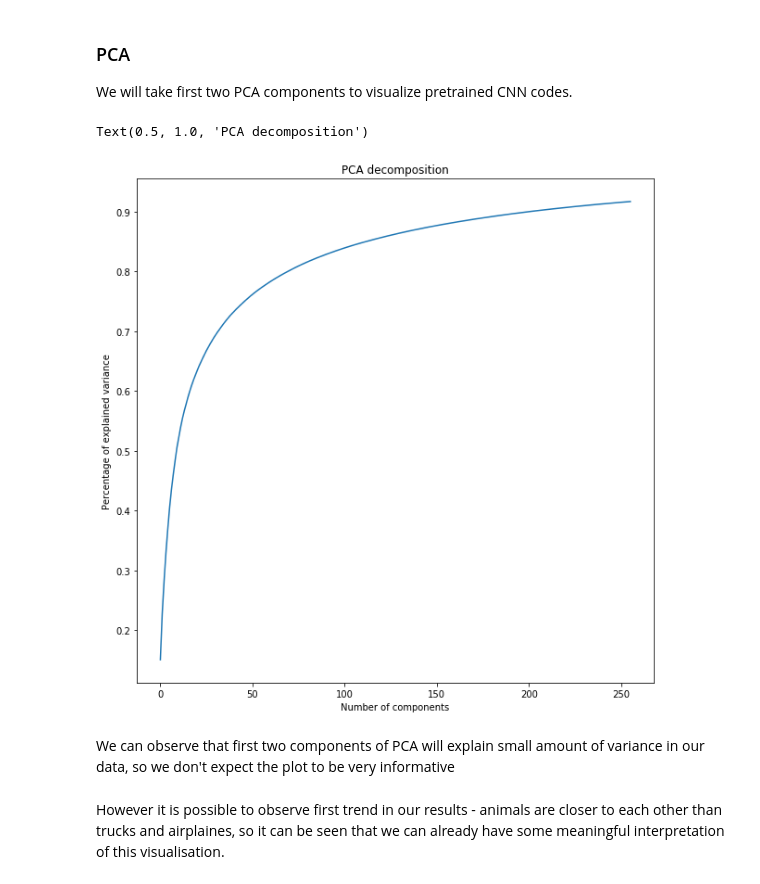
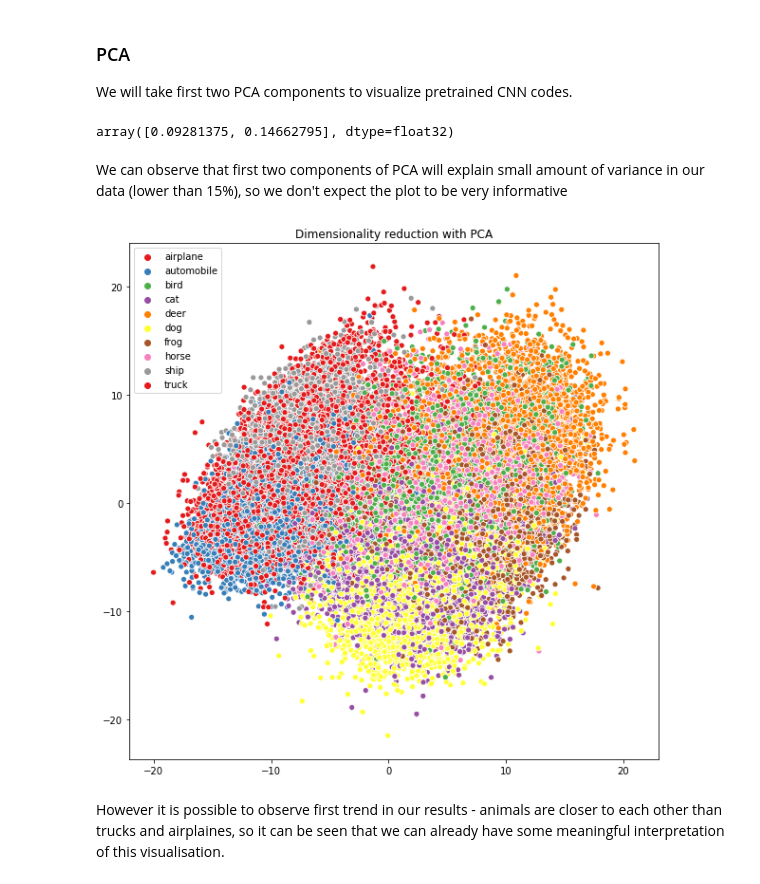
Before and after one commit to freefeynman123/CIFAR-10, a Jupyter notebook: report_cifar_backup.ipynb, the cells around one changed output. Drawn from its saved outputs; the diff is of its cells as text; code cells hidden in the pictures.

```diff
--- a/report_cifar_backup.ipynb
+++ b/report_cifar_backup.ipynb
@@ -173,27 +159,29 @@ np.save('codes_train.npy', codes_train)
 np.save('codes_val.npy', codes_val)
 np.save('codes_test.npy', codes_test)
 # %%
-codes_train = np.load('/content/drive/My Drive/cifar-10-batches-py/codes_train.npy')
-codes_val = np.load('/content/drive/My Drive/cifar-10-batches-py/codes_val.npy')
-codes_test = np.load('/content/drive/My Drive/cifar-10-batches-py/codes_test.npy')
+codes_train = np.load('saved_files/codes_train.npy')
+codes_val = np.load('saved_files/codes_val.npy')
+codes_test = np.load('saved_files/codes_test.npy')
 # %% [markdown]
 ### Visualize data with dimensionality reduction <a name="visualize"></a>
 # %% [markdown]
 ### PCA <a name='pca'></a>
 We will take first two PCA components to visualize pretrained CNN codes.
 # %%
-pca = PCA(n_components=256)
+pca = PCA(n_components=2)
 
 components = pca.fit_transform(codes_train)
-# %% [output]
-Text(0.5, 1.0, 'PCA decomposition')
-[figure, removed]
+# %%
+np.cumsum(pca.explained_variance_ratio_)
+# %% [output]
+array([0.09281375, 0.14662795], dtype=float32)
 # %% [markdown]
-We can observe that first two components of PCA will explain small amount of variance in our data, so we don't
+We can observe that first two components of PCA will explain small amount of variance in our data (lower than 15%), so we don't
 expect the plot to be very informative
 # %%
-components_first_two=components[:, :2]
-plot_pca_results(components_first_two, Y_train, label_names, "Dimensionality reduction with PCA")
+plot_pca_results(components, Y_train, label_names, "Dimensionality reduction with PCA")
+# %% [output]
+[figure, added]
 # %% [markdown]
 However it is possible to observe first trend in our results - animals are closer to each other than trucks
 and airplaines, so it can be seen that we can already have some meaningful interpretation of this visualisation.
```
Also changed, not shown: parts of 55 cells of this notebook, 4 other files.
